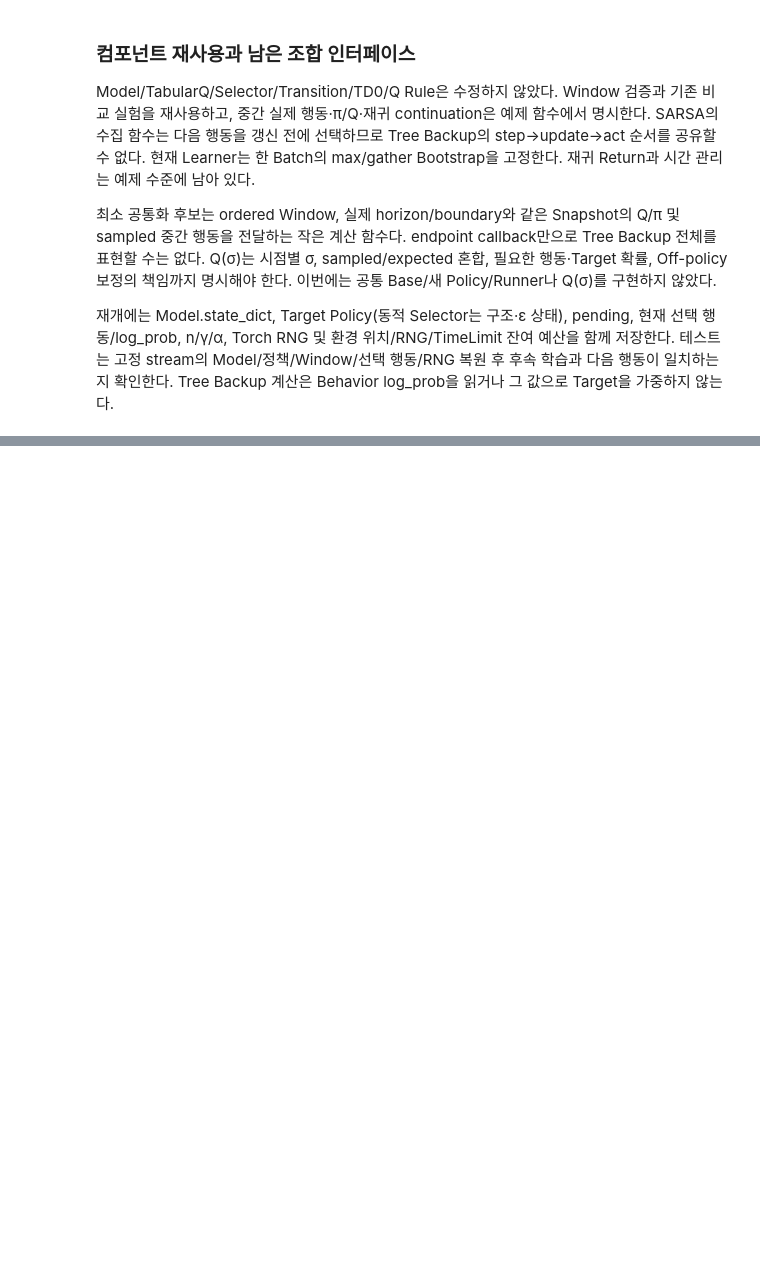
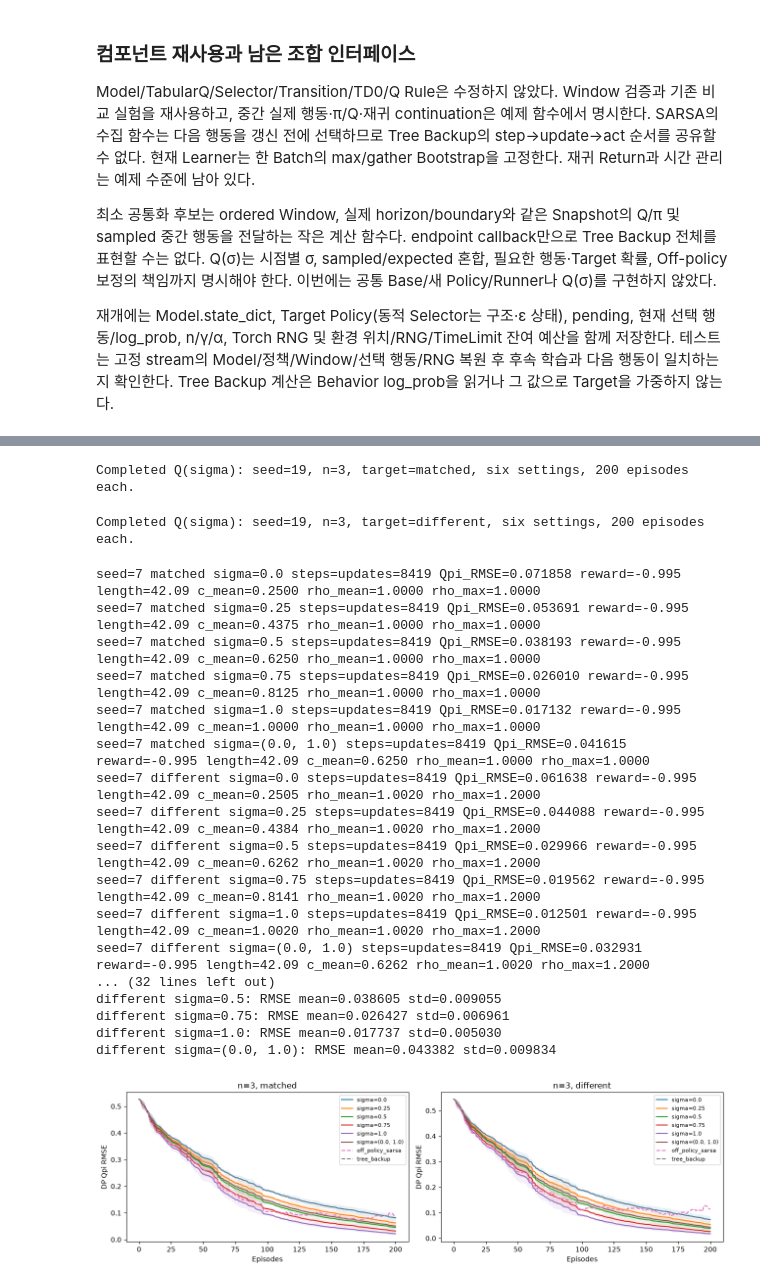
Before and after one commit to HeoJinuk/ModularRL, a Jupyter notebook: notebooks/dlfs4/06_td_modularrl.ipynb, the cells around one changed output, grey strips where cells are left out. Drawn from its saved outputs; the diff is of its cells as text; code cells hidden in the pictures; blank space fills up the shorter version.

Commit message:
test(td): validate n-step Q(sigma) composition

```diff
--- a/notebooks/dlfs4/06_td_modularrl.ipynb
+++ b/notebooks/dlfs4/06_td_modularrl.ipynb
@@ -1452,0 +1619,3 @@ Tree Backup 계산은 Behavior log_prob을 읽거나 그 값으로 Target을 가
+# %%
+qs_results = []
+qs_sigmas = (0.,.25,.5,.75,1.,(0.,1.))
@@ -1452,0 +1678,72 @@ Tree Backup 계산은 Behavior log_prob을 읽거나 그 값으로 Target을 가
+# %%
+qs_refs = [r for r in tree_results if r['seed']==19 and r['n']==3]
+qs_group = qs.run_comparison(seed=19,episodes=200,ns=(3,),sigmas=(),reference_results=qs_refs,log_every=0)
+for qs_sigma in qs_sigmas:
+    _,qs_run = qs.train_and_evaluate(target_mode='matched',n=3,sigma=qs_sigma,episodes=200,seed=19,log_every=0)
+    qs_tree_ref = next(r for r in qs_group if r['algorithm']=='tree_backup' and r['target_mode']=='matched')
+    for qs_key in ('training_rewards','episode_lengths','dp_q_values'):
+        np.testing.assert_array_equal(qs_run[qs_key],qs_tree_ref[qs_key])
+    if qs_sigma==0.:
+        np.testing.assert_array_equal(qs_run['q_values'],qs_tree_ref['q_values'])
+    qs_results.append(qs_run)
+print('Completed Q(sigma): seed=19, n=3, target=matched, six settings, 200 episodes each.')
+# %% [output]
+Completed Q(sigma): seed=19, n=3, target=matched, six settings, 200 episodes each.
+# %%
+qs_refs = [r for r in tree_results if r['seed']==19 and r['n']==3]
+qs_group = qs.run_comparison(seed=19,episodes=200,ns=(3,),sigmas=(),reference_results=qs_refs,log_every=0)
+for qs_sigma in qs_sigmas:
+    _,qs_run = qs.train_and_evaluate(target_mode='different',n=3,sigma=qs_sigma,episodes=200,seed=19,log_every=0)
+    qs_tree_ref = next(r for r in qs_group if r['algorithm']=='tree_backup' and r['target_mode']=='different')
+    for qs_key in ('training_rewards','episode_lengths','dp_q_values'):
+        np.testing.assert_array_equal(qs_run[qs_key],qs_tree_ref[qs_key])
+    if qs_sigma==0.:
+        np.testing.assert_array_equal(qs_run['q_values'],qs_tree_ref['q_values'])
+    qs_results.append(qs_run)
+print('Completed Q(sigma): seed=19, n=3, target=different, six settings, 200 episodes each.')
+# %% [output]
+Completed Q(sigma): seed=19, n=3, target=different, six settings, 200 episodes each.
+# %%
+for qs_run in qs_results:
+    qs_c,qs_rho = qs_run['coefficients'],qs_run['importance_ratios']
+    print(f"seed={qs_run['seed']} {qs_run['target_mode']} sigma={qs_run['sigma']} "
+          f"steps=updates={qs_run['steps']} Qpi_RMSE={qs_run['q_rmse']:.6f} "
+          f"reward={qs_run['training_rewards'].mean():.3f} length={qs_run['episode_lengths'].mean():.2f} "
+          f"c_mean={qs_c.mean():.4f} rho_mean={qs_rho.mean():.4f} rho_max={qs_rho.max():.4f}")
+for qs_mode in ('matched','different'):
+    for qs_sigma in qs_sigmas:
+        qs_errors = [r['q_rmse'] for r in qs_results if r['target_mode']==qs_mode and r['sigma']==qs_sigma]
+        print(f'{qs_mode} sigma={qs_sigma}: RMSE mean={np.mean(qs_errors):.6f} std={np.std(qs_errors):.6f}')
+fig,axes = plt.subplots(1,2,figsize=(13,4))
+for ax,qs_mode in zip(axes,('matched','different')):
+    for qs_sigma in qs_sigmas:
+        qs_runs = [r for r in qs_results if r['target_mode']==qs_mode and r['sigma']==qs_sigma]
+        qs_curves = np.array([[h['q_rmse'] for h in r['history']] for r in qs_runs])
+        qs_x = [h['episodes'] for h in qs_runs[0]['history']]
+        qs_mean,qs_std = qs_curves.mean(0),qs_curves.std(0)
+        ax.plot(qs_x,qs_mean,label=f'sigma={qs_sigma}');ax.fill_between(qs_x,qs_mean-qs_std,qs_mean+qs_std,alpha=.1)
+    for qs_algorithm in ('off_policy_sarsa','tree_backup'):
+        qs_refs = [r for r in tree_results if r['n']==3 and r['target_mode']==qs_mode and r['algorithm']==qs_algorithm]
+        qs_curve = np.mean([[h['q_rmse'] for h in r['history']] for r in qs_refs],axis=0)
+        ax.plot([h['episodes'] for h in qs_refs[0]['history']],qs_curve,'--',label=qs_algorithm)
+    ax.set(title=f'n=3, {qs_mode}',xlabel='Episodes',ylabel='DP Qpi RMSE');ax.legend(fontsize=8)
+plt.tight_layout();plt.show()
+# %% [output]
+seed=7 matched sigma=0.0 steps=updates=8419 Qpi_RMSE=0.071858 reward=-0.995 length=42.09 c_mean=0.2500 rho_mean=1.0000 rho_max=1.0000
+seed=7 matched sigma=0.25 steps=updates=8419 Qpi_RMSE=0.053691 reward=-0.995 length=42.09 c_mean=0.4375 rho_mean=1.0000 rho_max=1.0000
+seed=7 matched sigma=0.5 steps=updates=8419 Qpi_RMSE=0.038193 reward=-0.995 length=42.09 c_mean=0.6250 rho_mean=1.0000 rho_max=1.0000
+seed=7 matched sigma=0.75 steps=updates=8419 Qpi_RMSE=0.026010 reward=-0.995 length=42.09 c_mean=0.8125 rho_mean=1.0000 rho_max=1.0000
+seed=7 matched sigma=1.0 steps=updates=8419 Qpi_RMSE=0.017132 reward=-0.995 length=42.09 c_mean=1.0000 rho_mean=1.0000 rho_max=1.0000
+seed=7 matched sigma=(0.0, 1.0) steps=updates=8419 Qpi_RMSE=0.041615 reward=-0.995 length=42.09 c_mean=0.6250 rho_mean=1.0000 rho_max=1.0000
+seed=7 different sigma=0.0 steps=updates=8419 Qpi_RMSE=0.061638 reward=-0.995 length=42.09 c_mean=0.2505 rho_mean=1.0020 rho_max=1.2000
+seed=7 different sigma=0.25 steps=updates=8419 Qpi_RMSE=0.044088 reward=-0.995 length=42.09 c_mean=0.4384 rho_mean=1.0020 rho_max=1.2000
+seed=7 different sigma=0.5 steps=updates=8419 Qpi_RMSE=0.029966 reward=-0.995 length=42.09 c_mean=0.6262 rho_mean=1.0020 rho_max=1.2000
+seed=7 different sigma=0.75 steps=updates=8419 Qpi_RMSE=0.019562 reward=-0.995 length=42.09 c_mean=0.8141 rho_mean=1.0020 rho_max=1.2000
+seed=7 different sigma=1.0 steps=updates=8419 Qpi_RMSE=0.012501 reward=-0.995 length=42.09 c_mean=1.0020 rho_mean=1.0020 rho_max=1.2000
+seed=7 different sigma=(0.0, 1.0) steps=updates=8419 Qpi_RMSE=0.032931 reward=-0.995 length=42.09 c_mean=0.6262 rho_mean=1.0020 rho_max=1.2000
+... (32 lines left out)
+different sigma=0.5: RMSE mean=0.038605 std=0.009055
+different sigma=0.75: RMSE mean=0.026427 std=0.006961
+different sigma=1.0: RMSE mean=0.017737 std=0.005030
+different sigma=(0.0, 1.0): RMSE mean=0.043382 std=0.009834
+[figure, added]
```
Also changed, not shown: parts of 15 cells of this notebook, 6 other files.
